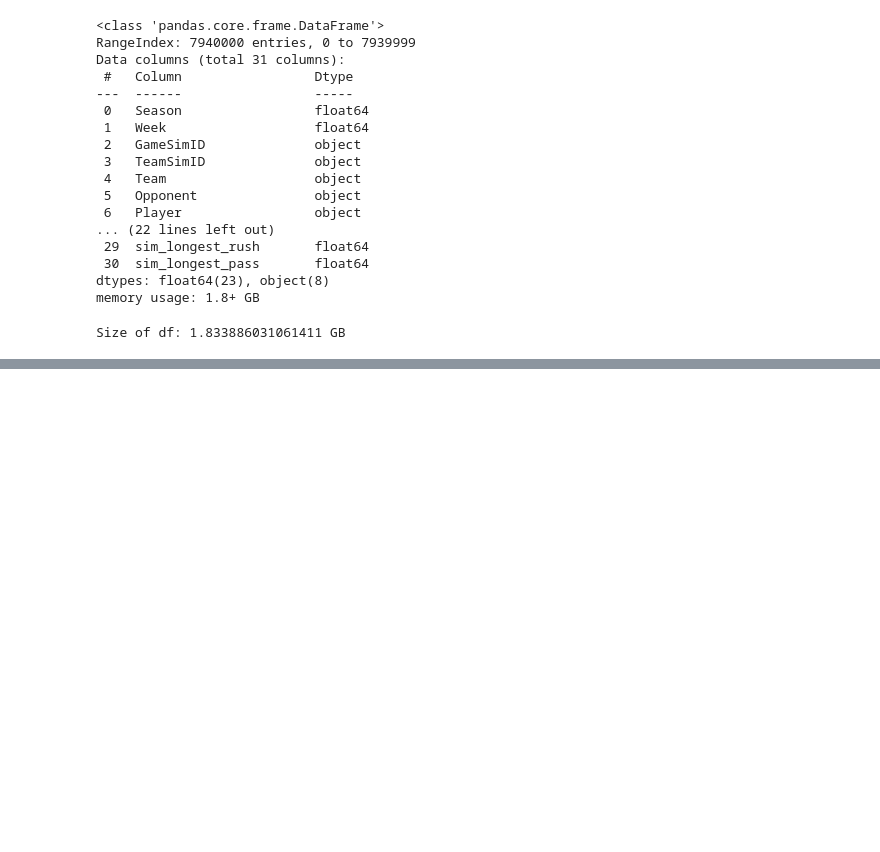
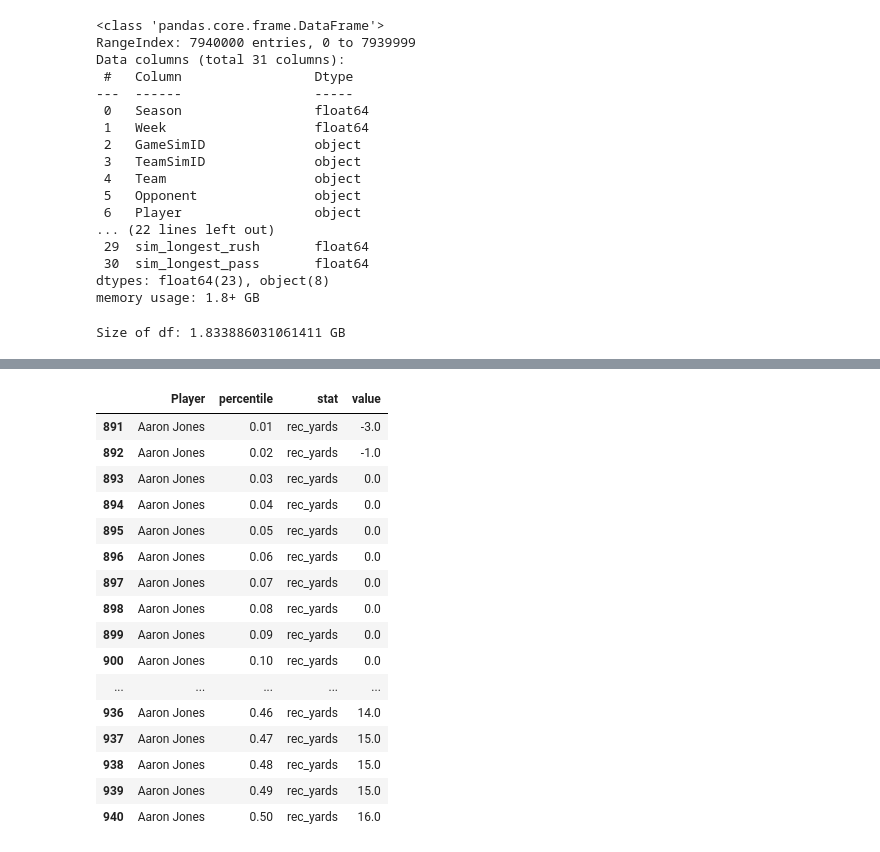
Before and after one commit to shind07/etr-project, a Jupyter notebook: eda.ipynb, the cells around one changed output, grey strips where cells are left out. Saved outputs shown, nothing was run; the diff lists cells and outputs as text; code cells hidden in the pictures; blank space fills up the shorter version.

```diff
--- a/eda.ipynb
+++ b/eda.ipynb
@@ -65,3 +65,6 @@ memory usage: 1.8+ GB
 print(f"Size of df: {df.memory_usage().sum() / 1024 ** 3} GB")
 # %% [output]
 Size of df: 1.833886031061411 GB
+# %%
+percentiles_df = pd.read_parquet("data/percentiles_df.parquet")
+percentiles_df.head(200)
@@ -67,0 +85,25 @@ Size of df: 1.833886031061411 GB
+# %%
+# grab aj brown for debugging
+stat = "rec_yards"
+player = "A.J Brown"
+filtered_df = percentiles_df[percentiles_df['Player'] == player]
+filtered_df = filtered_df[filtered_df['stat'] == stat]
+filtered_df.head(50)
+# %% [output]
+|  | Player | percentile | stat | value |
+| 891 | Aaron Jones | 0.01 | rec_yards | -3.0 |
+| 892 | Aaron Jones | 0.02 | rec_yards | -1.0 |
+| 893 | Aaron Jones | 0.03 | rec_yards | 0.0 |
+| 894 | Aaron Jones | 0.04 | rec_yards | 0.0 |
+| 895 | Aaron Jones | 0.05 | rec_yards | 0.0 |
+| 896 | Aaron Jones | 0.06 | rec_yards | 0.0 |
+| 897 | Aaron Jones | 0.07 | rec_yards | 0.0 |
+| 898 | Aaron Jones | 0.08 | rec_yards | 0.0 |
+| 899 | Aaron Jones | 0.09 | rec_yards | 0.0 |
+| 900 | Aaron Jones | 0.10 | rec_yards | 0.0 |
+| ... | ... | ... | ... | ... |
+| 936 | Aaron Jones | 0.46 | rec_yards | 14.0 |
+| 937 | Aaron Jones | 0.47 | rec_yards | 15.0 |
+| 938 | Aaron Jones | 0.48 | rec_yards | 15.0 |
+| 939 | Aaron Jones | 0.49 | rec_yards | 15.0 |
+| 940 | Aaron Jones | 0.50 | rec_yards | 16.0 |
```
Also changed, not shown: parts of 1 cell of this notebook, 9 other files.
